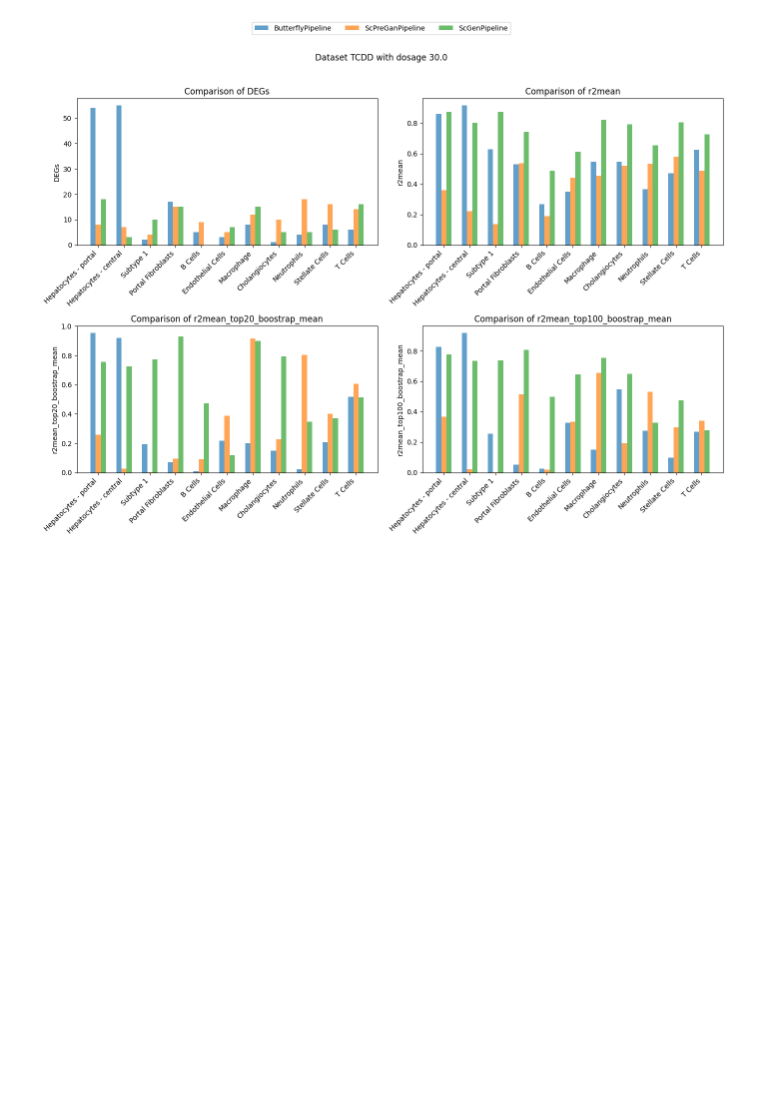
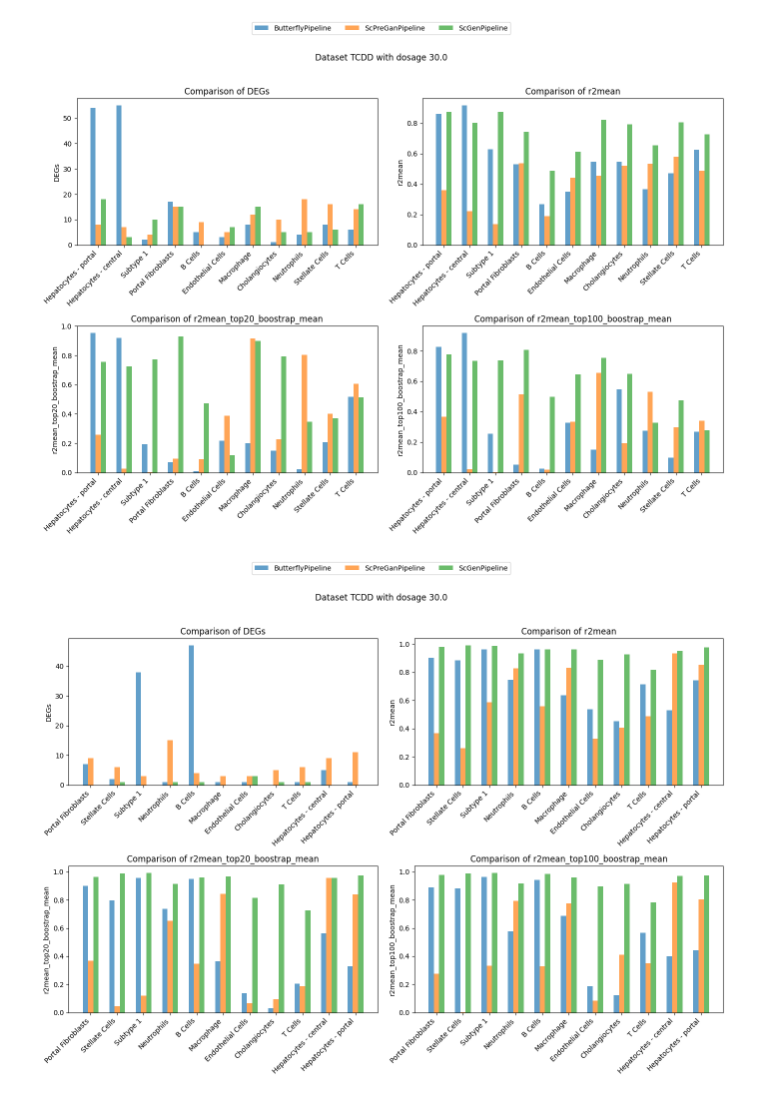
Before and after one commit to thodkatz/thesis, a Jupyter notebook: analysis/analysis.ipynb, the cells around one changed output. Drawn from its saved outputs; the diff is of its cells as text; code cells hidden in the pictures; blank space fills up the shorter version.

```diff
--- a/analysis/analysis.ipynb
+++ b/analysis/analysis.ipynb
@@ -102,6 +102,10 @@ plot_2d_metrics_per_cell_type(dataset_pipeline='PbmcPipeline', title='Dataset PB
 plot_2d_metrics_per_cell_type(dataset_pipeline="NaultPipeline", dosage=30.0, title='Dataset TCDD with dosage 30.0')
 # %% [output]
 [figure]
+# %%
+plot_2d_metrics_per_cell_type(dataset_pipeline="NaultPipeline", dosage=0.01, title='Dataset TCDD with dosage 30.0')
+# %% [output]
+[figure, added]
 # %%
 # 3d plot
 
```
Also changed, not shown: parts of 3 cells of this notebook, 1 other file.
